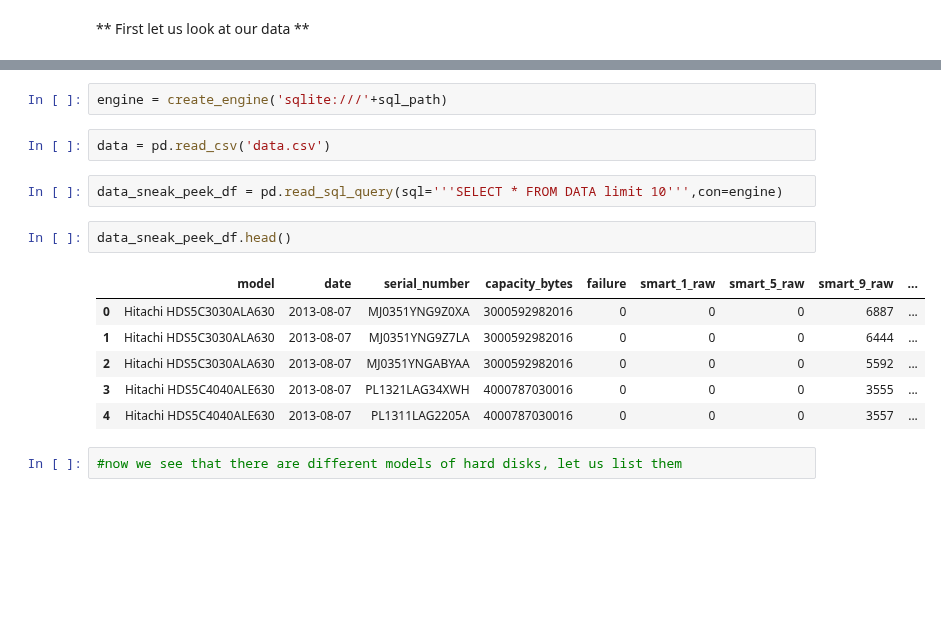
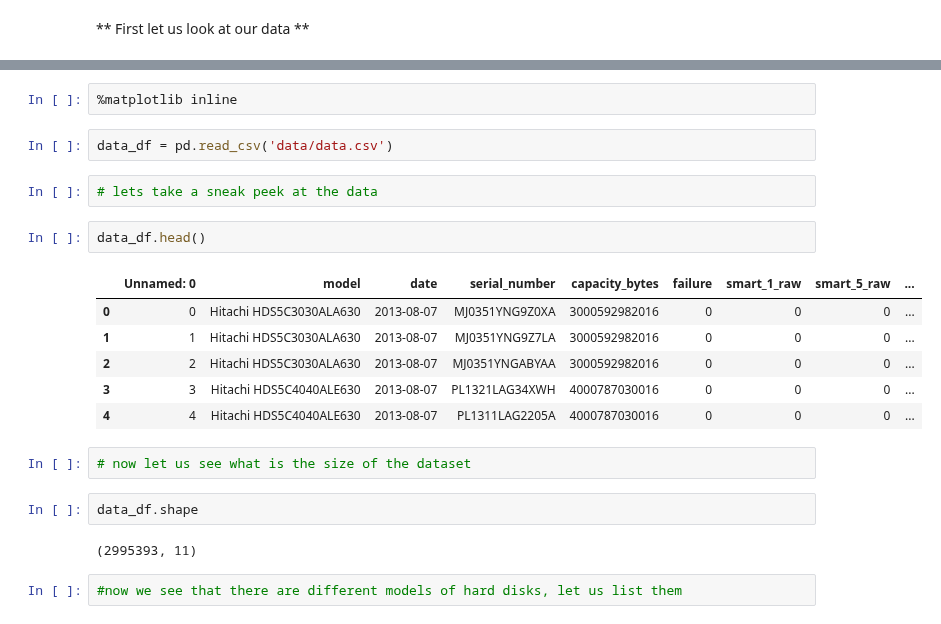
Before and after one commit to ababook/intro-python-data-science, a Jupyter notebook: hard-disk/Explore.ipynb, the cells around one changed output, grey strips where cells are left out. Cells and saved outputs as stored; diff of their text form; blank space fills up the shorter version.

```diff
--- a/hard-disk/Explore.ipynb
+++ b/hard-disk/Explore.ipynb
@@ -32,18 +21,24 @@ sql_path
-# %%
-engine = create_engine('sqlite:///'+sql_path)
+# %%
+%matplotlib inline
 # %%
-data = pd.read_csv('data.csv')
+data_df = pd.read_csv('data/data.csv')
-# %%
-data_sneak_peek_df = pd.read_sql_query(sql='''SELECT * FROM DATA limit 10''',con=engine)
+# %%
+# lets take a sneak peek at the data
 # %%
-data_sneak_peek_df.head()
+data_df.head()
 # %% [output]
-|  | model | date | serial_number | capacity_bytes | failure | smart_1_raw | smart_5_raw | smart_9_raw | ... |
-| 0 | Hitachi HDS5C3030ALA630 | 2013-08-07 | MJ0351YNG9Z0XA | 3000592982016 | 0 | 0 | 0 | 6887 | ... |
-| 1 | Hitachi HDS5C3030ALA630 | 2013-08-07 | MJ0351YNG9Z7LA | 3000592982016 | 0 | 0 | 0 | 6444 | ... |
-| 2 | Hitachi HDS5C3030ALA630 | 2013-08-07 | MJ0351YNGABYAA | 3000592982016 | 0 | 0 | 0 | 5592 | ... |
-| 3 | Hitachi HDS5C4040ALE630 | 2013-08-07 | PL1321LAG34XWH | 4000787030016 | 0 | 0 | 0 | 3555 | ... |
-| 4 | Hitachi HDS5C4040ALE630 | 2013-08-07 | PL1311LAG2205A | 4000787030016 | 0 | 0 | 0 | 3557 | ... |
+|  | Unnamed: 0 | model | date | serial_number | capacity_bytes | failure | smart_1_raw | smart_5_raw | ... |
+| 0 | 0 | Hitachi HDS5C3030ALA630 | 2013-08-07 | MJ0351YNG9Z0XA | 3000592982016 | 0 | 0 | 0 | ... |
+| 1 | 1 | Hitachi HDS5C3030ALA630 | 2013-08-07 | MJ0351YNG9Z7LA | 3000592982016 | 0 | 0 | 0 | ... |
+| 2 | 2 | Hitachi HDS5C3030ALA630 | 2013-08-07 | MJ0351YNGABYAA | 3000592982016 | 0 | 0 | 0 | ... |
+| 3 | 3 | Hitachi HDS5C4040ALE630 | 2013-08-07 | PL1321LAG34XWH | 4000787030016 | 0 | 0 | 0 | ... |
+| 4 | 4 | Hitachi HDS5C4040ALE630 | 2013-08-07 | PL1311LAG2205A | 4000787030016 | 0 | 0 | 0 | ... |
+# %%
+# now let us see what is the size of the dataset
+# %%
+data_df.shape
+# %% [output]
+(2995393, 11)
 # %%
 #now we see that there are different models of hard disks, let us list them
 # %% [markdown]
```
Also changed, not shown: parts of 79 cells of this notebook.
